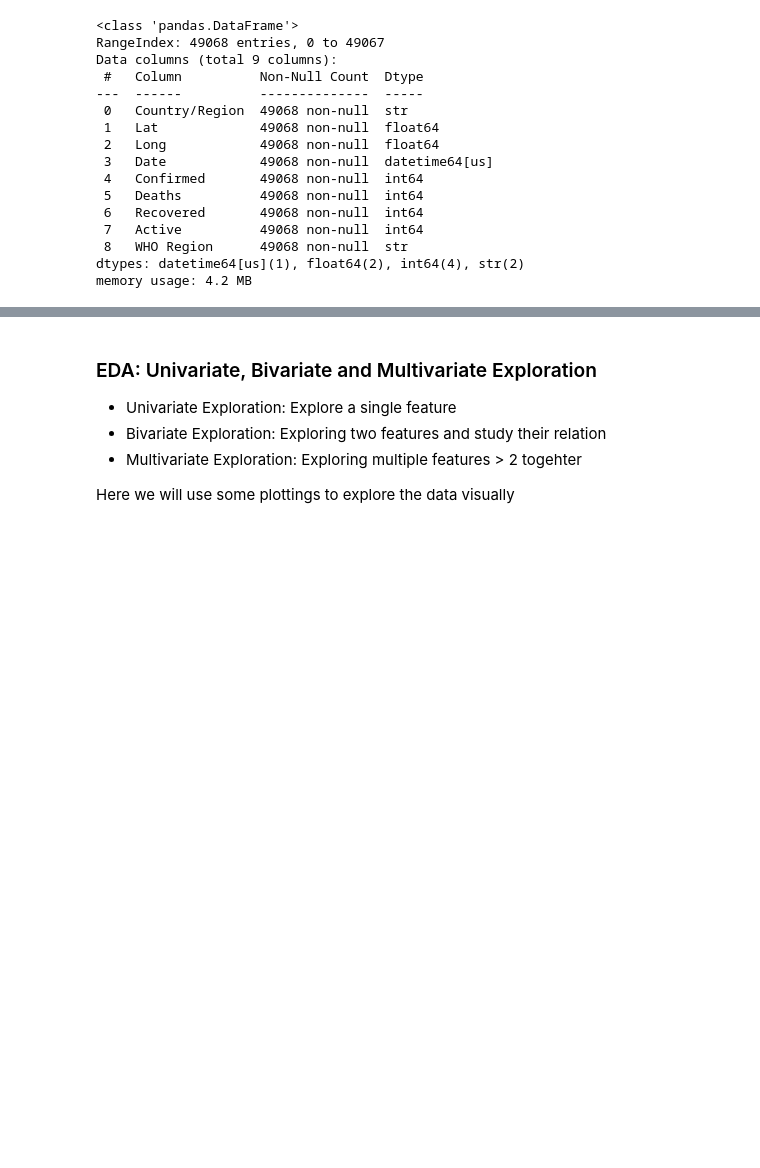
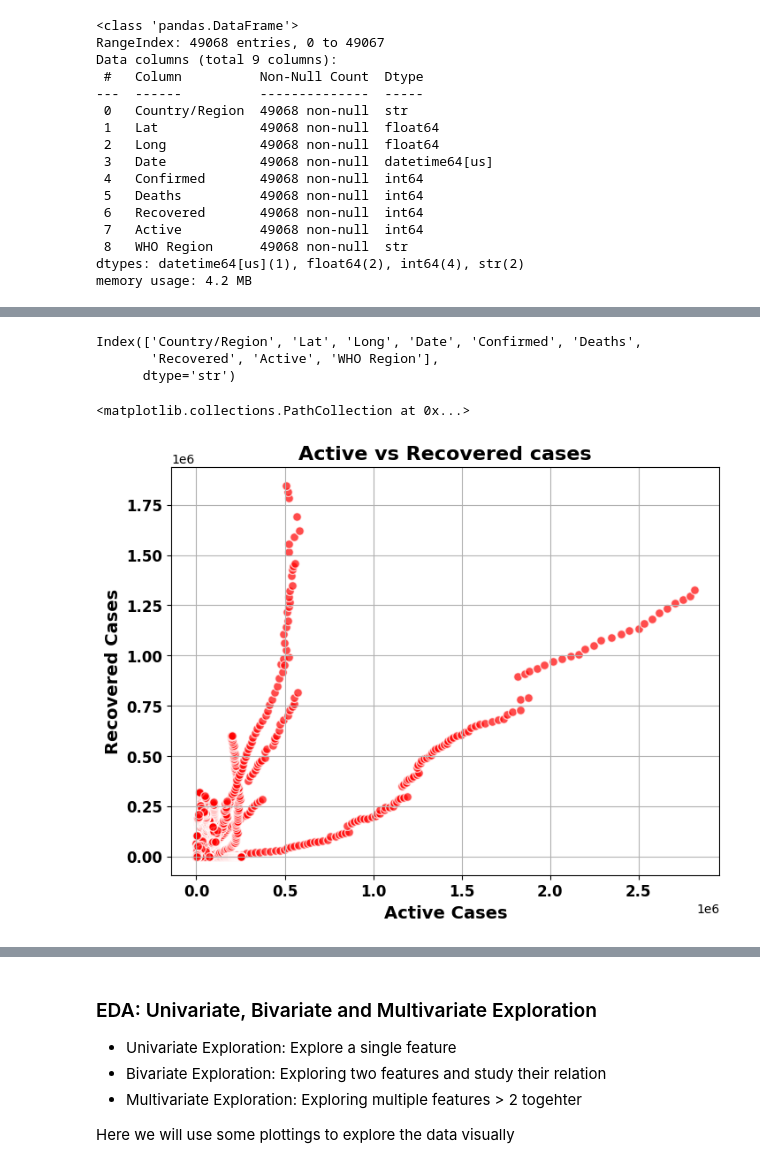
Before and after one commit to aly-mourady/MACHINE-LEARNING-FEB-2025-2026, a Jupyter notebook: LabWeek2&3&5.ipynb, the cells around one changed output, grey strips where cells are left out. Saved outputs shown, nothing was run; the diff lists cells and outputs as text; code cells hidden in the pictures; blank space fills up the shorter version.

```diff
--- a/LabWeek2&3&5.ipynb
+++ b/LabWeek2&3&5.ipynb
@@ -28,6 +28,6 @@ Pandas:
 ## Importing Covid-19 Dataset
 # %%
 # Filename
-file_name = "Public covid_19_clean_complete.csv.zip" # The file of the dataset
+file_name = "Public Datasets\covid_19_clean_complete.csv.zip" # The file of the dataset
 # %%
 df = pd.read_csv(file_name, compression='zip')
@@ -370,0 +463,6 @@ memory usage: 4.2 MB
+# %%
+df.columns
+# %% [output]
+Index(['Country/Region', 'Lat', 'Long', 'Date', 'Confirmed', 'Deaths',
+       'Recovered', 'Active', 'WHO Region'],
+      dtype='str')
@@ -370,0 +472,12 @@ memory usage: 4.2 MB
+# %%
+plt.figure(figsize=(8,6))
+plt.title('Active vs Recovered cases', fontsize = 16, fontweight = 'bold')
+plt.xlabel('Active Cases', fontsize = 14, fontweight = 'bold')
+plt.ylabel('Recovered Cases', fontsize = 14, fontweight = 'bold')
+plt.xticks(fontsize = 12, fontweight = 'bold')
+plt.yticks(fontsize = 12, fontweight = 'bold')
+plt.grid()
+plt.scatter(df['Active'],df['Recovered'], s=50, marker = 'o', color = 'red', alpha = 0.7, edgecolors = 'w')
+# %% [output]
+<matplotlib.collections.PathCollection at 0x...>
+[figure, added]
```
Also changed, not shown: parts of 21 cells of this notebook.
